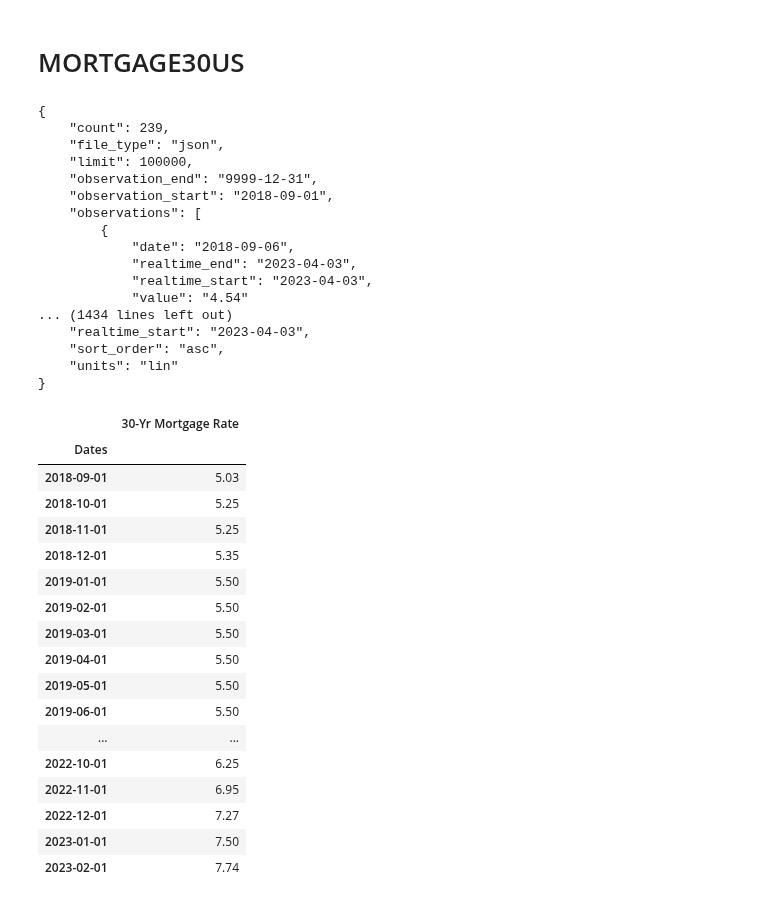
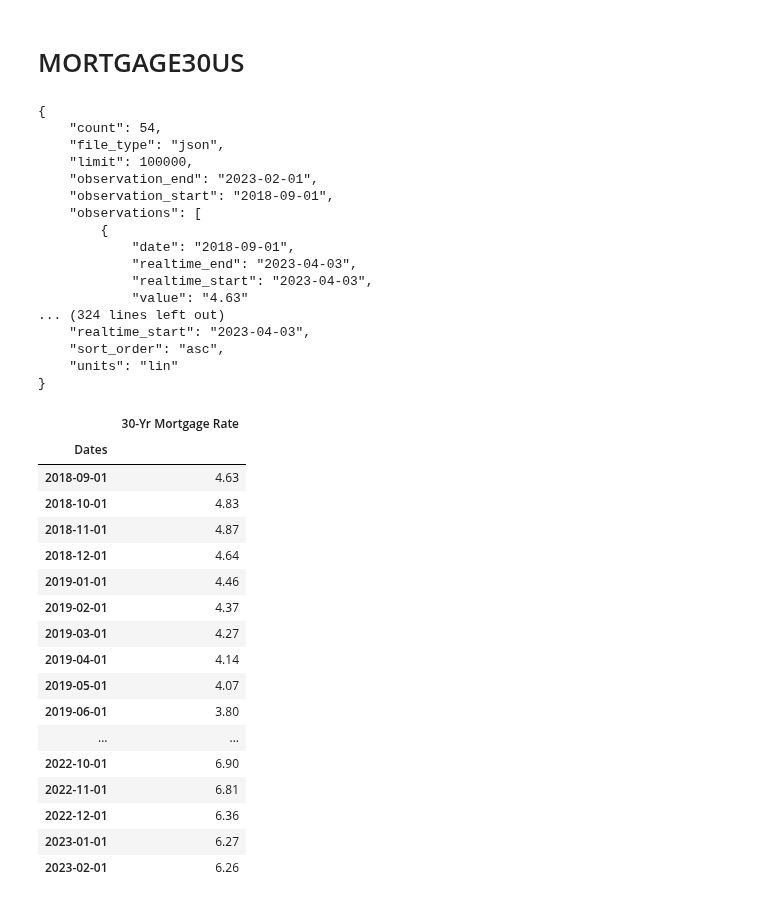
Before and after one commit to ceramicbull/Project-1-Repo, a Jupyter notebook: bens_analysis/Fred API.ipynb, the cells around one changed output. Saved outputs shown, nothing was run; the diff lists cells and outputs as text; code cells hidden in the pictures.

```diff
--- a/bens_analysis/Fred API.ipynb
+++ b/bens_analysis/Fred API.ipynb
@@ -17,7 +21,7 @@ params={
     "api_key":fred_api,
     "file_type":"json",
     "observation_start":"2018-09-01",
-    "observation_end:":"2023-02-01",
+    "observation_end":"2023-02-01",
 }
 # %%
 #make the request
@@ -48,11 +52,11 @@ print(json.dumps(MPRIME_data, indent=4, sort_keys=True))
 prime_points=MPRIME_data["observations"]
 # %%
 #process the list of observations, extracting the date and rate value
-date_point=[]
-rate_point=[]
+prime_date=[]
+prime_rate=[]
 for point in prime_points:
-    date_point.append(point["date"])
-    rate_point.append(point["value"])
+    prime_date.append(point["date"])
+    prime_rate.append(point["value"])
 # %%
 #create DataFrames to store the Lists
 #vertically oriented
@@ -105,7 +109,9 @@ params={
     "api_key":fred_api,
     "file_type":"json",
     "observation_start":"2018-09-01",
-    "observation_end:":"2023-02-01",
+    "observation_end":"2023-02-01",
+    "frequency":"m",
+    "aggregation_method":"avg"
 }
 # %%
 #make the request
@@ -115,18 +121,18 @@ M30_data=response.json()
 print(json.dumps(M30_data, indent=4, sort_keys=True))
 # %% [output]
 {
-    "count": 239,
+    "count": 54,
     "file_type": "json",
     "limit": 100000,
-    "observation_end": "9999-12-31",
+    "observation_end": "2023-02-01",
     "observation_start": "2018-09-01",
     "observations": [
         {
-            "date": "2018-09-06",
+            "date": "2018-09-01",
             "realtime_end": "2023-04-03",
             "realtime_start": "2023-04-03",
-            "value": "4.54"
-... (1434 lines left out)
+            "value": "4.63"
+... (324 lines left out)
     "realtime_start": "2023-04-03",
     "sort_order": "asc",
     "units": "lin"
@@ -136,37 +142,37 @@ print(json.dumps(M30_data, indent=4, sort_keys=True))
 M30_points=M30_data["observations"]
 # %%
 #process the list of observations, extracting the date and rate value
-date_point=[]
-rate_point=[]
-for point in prime_points:
-    date_point.append(point["date"])
-    rate_point.append(point["value"])
+M30_dates=[]
+M30_rates=[]
+for point in M30_points:
+    M30_dates.append(point["date"])
+    M30_rates.append(point["value"])
 # %%
 #create DataFrames to store the Lists
 #vertically oriented
 M30_virt_df=pd.DataFrame(
-    {"Dates":date_point,
-    "30-Yr Mortgage Rate":rate_point})
+    {"Dates":M30_dates,
+    "30-Yr Mortgage Rate":M30_rates})
 M30_virt_df.set_index(["Dates"], inplace=True)
 M30_virt_df
 # %% [output]
 |  | 30-Yr Mortgage Rate |
 | Dates |  |
-| 2018-09-01 | 5.03 |
-| 2018-10-01 | 5.25 |
-| 2018-11-01 | 5.25 |
-| 2018-12-01 | 5.35 |
-| 2019-01-01 | 5.50 |
-| 2019-02-01 | 5.50 |
-| 2019-03-01 | 5.50 |
-| 2019-04-01 | 5.50 |
-| 2019-05-01 | 5.50 |
-| 2019-06-01 | 5.50 |
+| 2018-09-01 | 4.63 |
+| 2018-10-01 | 4.83 |
+| 2018-11-01 | 4.87 |
+| 2018-12-01 | 4.64 |
+| 2019-01-01 | 4.46 |
+| 2019-02-01 | 4.37 |
+| 2019-03-01 | 4.27 |
+| 2019-04-01 | 4.14 |
+| 2019-05-01 | 4.07 |
+| 2019-06-01 | 3.80 |
 | ... | ... |
-| 2022-10-01 | 6.25 |
-| 2022-11-01 | 6.95 |
-| 2022-12-01 | 7.27 |
-| 2023-01-01 | 7.50 |
-| 2023-02-01 | 7.74 |
+| 2022-10-01 | 6.90 |
+| 2022-11-01 | 6.81 |
+| 2022-12-01 | 6.36 |
+| 2023-01-01 | 6.27 |
+| 2023-02-01 | 6.26 |
 # %%
 #horizontally oriented
```
Also changed, not shown: parts of 8 cells of this notebook, 3 other files.
